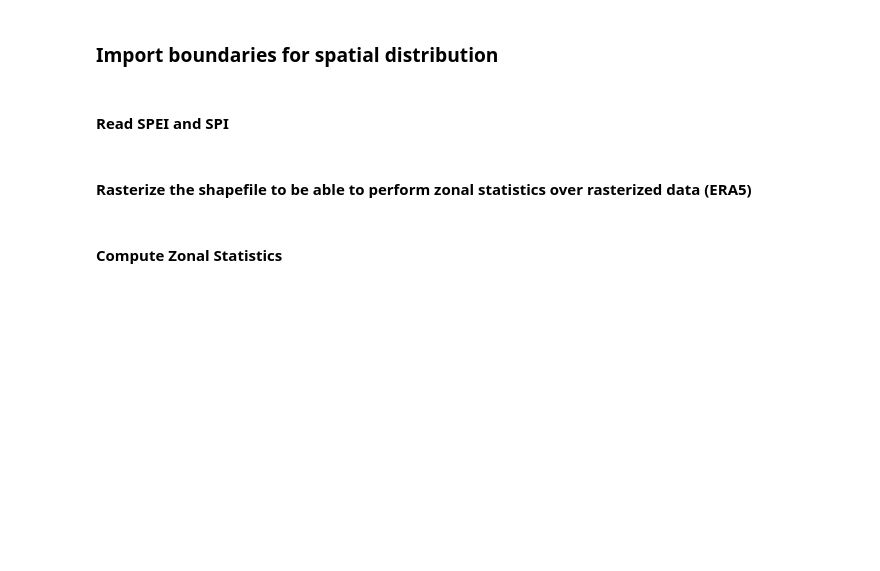
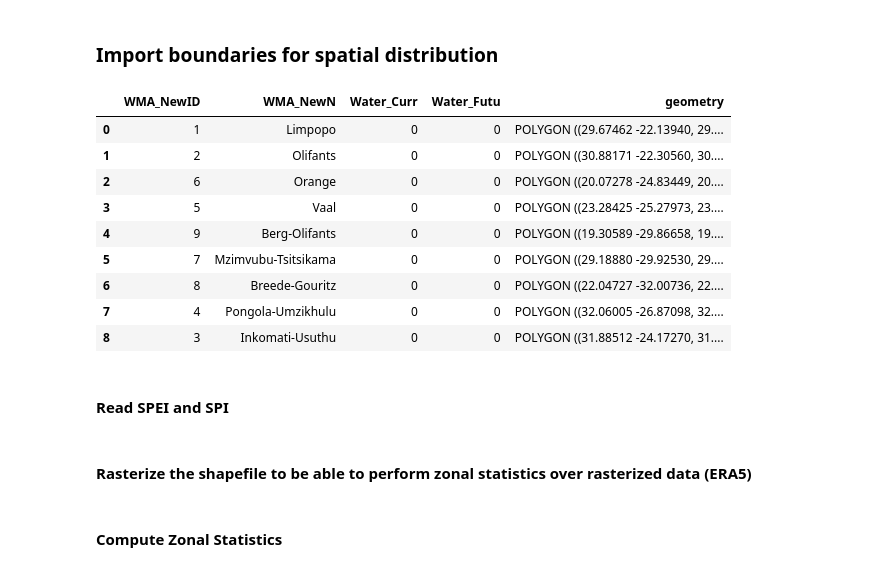
Before and after one commit to jjoc-gmv/GMV-ANIN, a Jupyter notebook: IndexComparison/IndexComparison.ipynb, the cells around one changed output. Saved outputs shown, nothing was run; the diff lists cells and outputs as text; code cells hidden in the pictures; blank space fills up the shorter version.

```diff
--- a/IndexComparison/IndexComparison.ipynb
+++ b/IndexComparison/IndexComparison.ipynb
@@ -18,6 +16,19 @@ areas = gpd.read_file(shapefile_path)
 areas = areas.set_crs('EPSG:4326')
 # Field in the shapefile table of attributes to be used for the averaging of the SGI in this case  "SECONDARY" for secondary catchments
 grouping_field = 'WMA_NewID'
+# %%
+areas
+# %% [output]
+|  | WMA_NewID | WMA_NewN | Water_Curr | Water_Futu | geometry |
+| 0 | 1 | Limpopo | 0 | 0 | POLYGON ((29.67462 -22.13940, 29.... |
+| 1 | 2 | Olifants | 0 | 0 | POLYGON ((30.88171 -22.30560, 30.... |
+| 2 | 6 | Orange | 0 | 0 | POLYGON ((20.07278 -24.83449, 20.... |
+| 3 | 5 | Vaal | 0 | 0 | POLYGON ((23.28425 -25.27973, 23.... |
+| 4 | 9 | Berg-Olifants | 0 | 0 | POLYGON ((19.30589 -29.86658, 19.... |
+| 5 | 7 | Mzimvubu-Tsitsikama | 0 | 0 | POLYGON ((29.18880 -29.92530, 29.... |
+| 6 | 8 | Breede-Gouritz | 0 | 0 | POLYGON ((22.04727 -32.00736, 22.... |
+| 7 | 4 | Pongola-Umzikhulu | 0 | 0 | POLYGON ((32.06005 -26.87098, 32.... |
+| 8 | 3 | Inkomati-Usuthu | 0 | 0 | POLYGON ((31.88512 -24.17270, 31.... |
 # %% [markdown]
 #### Read SPEI and SPI
 # %%
```
Also changed, not shown: parts of 6 cells of this notebook, 1 other file.
